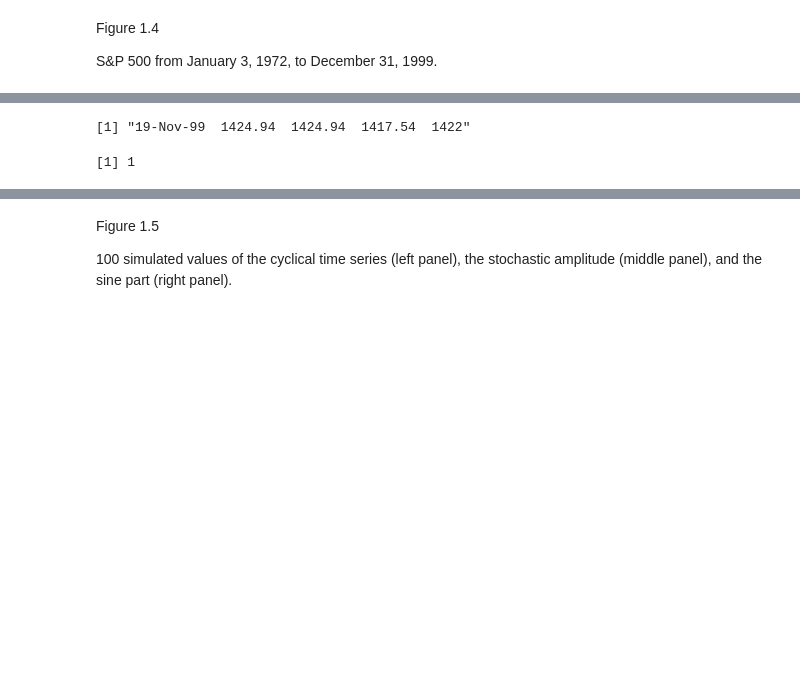
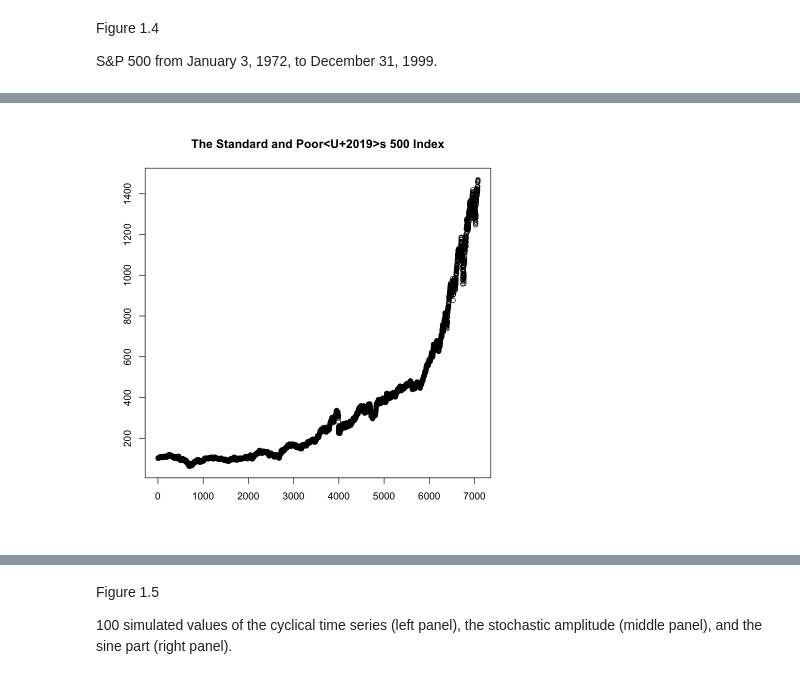
Before and after one commit to lu-lu-xue/Applied-Time-Series-Analysis, a Jupyter notebook: R/ch1/Section 1.1.ipynb, the cells around one changed output, grey strips where cells are left out. Saved outputs shown, nothing was run; the diff lists cells and outputs as text; code cells hidden in the pictures; blank space fills up the shorter version.

Commit message:
update figure 1.4

```diff
--- a/R/ch1/Section 1.1.ipynb
+++ b/R/ch1/Section 1.1.ipynb
@@ -95,15 +78,15 @@ sp_data$V1 <- str_sub(sp_data$V1, end = -2)
 
 # replace tab '\t' with space
 sp_data$V1 <- gsub("\t", " ", sp_data$V1)
-# slice the last 7 characters
-str_sub(sp_data$V1, -7,-1)
-# convert string to numeric
 
+# split str data and select the 5th column as close_price
+close_price <- c()
+for (x in 1:length(a)) {
+    val = scan(text = a[x], what = "")
+    close_price <- append(close_price, as.numeric(val[5]))
+}
+# reverse order of data
+close_price <- rev(close_price)
 
-
-sp_data500 <- sp_data[, -6:-1]
-sp_data500
-
-# split data into 5 columns
-# sp_data <- sp_data %>% separate(V1, c('Date', 'Open', 'High', 'Low', 'Close'), sep = ' (?=[^ ]+$)')
-# sp_data
+# create a dataframe
+sp500 <- data.frame(close_price)
@@ -134,8 +92,0 @@ b <- str_sub(a, -7,-1)
-# %%
-a[29]
-# %% [output]
-[1] "19-Nov-99  1424.94  1424.94  1417.54  1422"
-# %%
-length(a[20])
-# %% [output]
-[1] 1
@@ -142,3 +104,7 @@ length(a[20])
+# %%
+plot(sp500$close_price, ylab="", xlab="", main="The Standard and Poor’s 500 Index")
+# %% [output]
+[figure, added]
 # %%
 # split a string by the last 6 characters.
 # it contains complex situations
```
Also changed, not shown: parts of 16 cells of this notebook.
